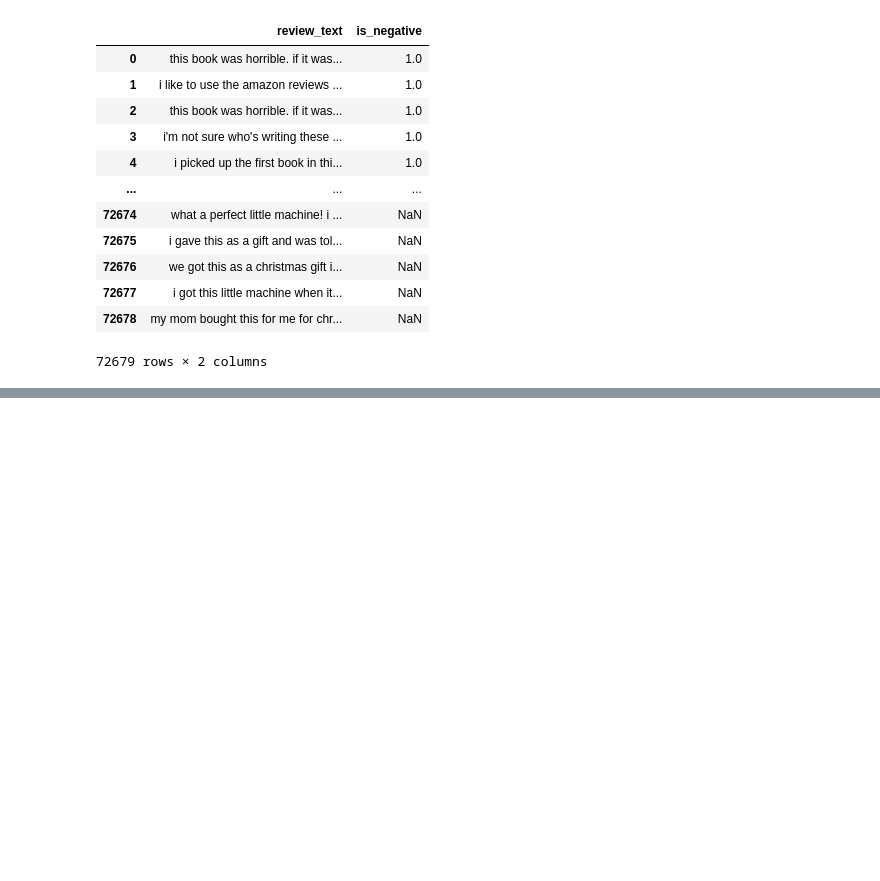
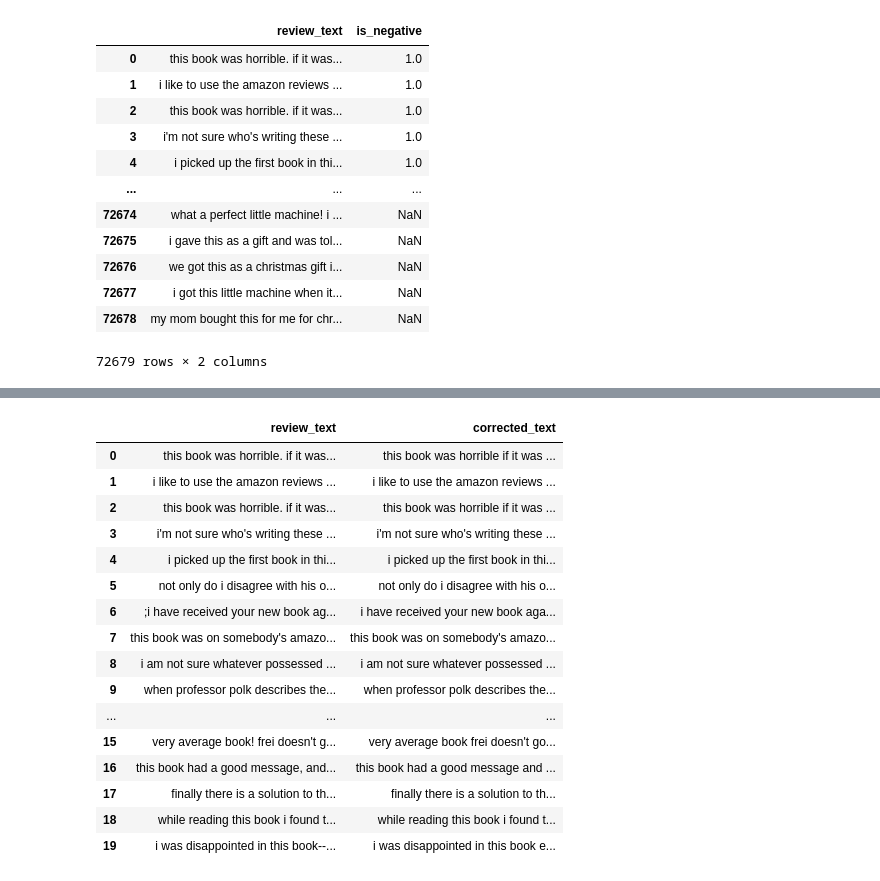
Before and after one commit to darlynvailatti/sentiment_sense, a Jupyter notebook: model/load_data.ipynb, the cells around one changed output, grey strips where cells are left out. Drawn from its saved outputs; the diff is of its cells as text; code cells hidden in the pictures; blank space fills up the shorter version.

```diff
--- a/model/load_data.ipynb
+++ b/model/load_data.ipynb
@@ -207,3 +208,35 @@ df_transformed[['review_text', 'is_negative']]
 | 72677 | i got this little machine when it... | NaN |
 | 72678 | my mom bought this for me for chr... | NaN |
 72679 rows × 2 columns
+# %%
+df_transformed = df_transformed.dropna()
+# %%
+""" Spell correction """
+
+import pkg_resources
+from symspellpy.symspellpy import SymSpell
+
+# Initialize SymSpell
+sym_spell = SymSpell(max_dictionary_edit_distance=2, prefix_length=7)
+
+dictionary_path = pkg_resources.resource_filename("symspellpy", "frequency_dictionary_en_82_765.txt")
+bigram_path = pkg_resources.resource_filename("symspellpy", "frequency_bigramdictionary_en_243_342.txt")
+
+sym_spell.load_dictionary(dictionary_path, term_index=0, count_index=1)
+sym_spell.load_bigram_dictionary(bigram_path, term_index=0, count_index=2)
+
+_total = len(df_transformed['review_text'])
+_count = 0
+def correct_text(text):
+    global _count
+    # Correct the text using SymSpell
+    corrected_text = sym_spell.lookup_compound(text, max_edit_distance=2)
+
+    _count += 1
+    if _count % 100 == 0 or _count == _total:  # Print progress every 100 iterations or at the end
+        print(f"Progress: {_count} / {_total} ({(_count / _total) * 100:.2f}%)")
+    return corrected_text[0].term if corrected_text else text
+# %%
+# Apply the spell correction function to the 'text' column
+df_transformed['corrected_text'] = df_transformed['review_text'].apply(correct_text)
+df_transformed['corrected_title'] = df_transformed['title'].apply(correct_text)
@@ -210,2 +261,25 @@ df_transformed[['review_text', 'is_negative']]
 # %%
-df_transformed[['review_text', 'is_negative']].to_csv('reviews.csv', index=False)
+df_transformed['text'] = df_transformed['corrected_text']
+df_transformed['title'] = df_transformed['corrected_title']
+
+df_transformed[['title', 'text', 'is_negative']].to_csv('reviews.csv', index=False)
+# %%
+df_transformed[['review_text', 'corrected_text']].head(20)
+# %% [output]
+|  | review_text | corrected_text |
+| 0 | this book was horrible. if it was... | this book was horrible if it was ... |
+| 1 | i like to use the amazon reviews ... | i like to use the amazon reviews ... |
+| 2 | this book was horrible. if it was... | this book was horrible if it was ... |
+| 3 | i'm not sure who's writing these ... | i'm not sure who's writing these ... |
+| 4 | i picked up the first book in thi... | i picked up the first book in thi... |
+| 5 | not only do i disagree with his o... | not only do i disagree with his o... |
+| 6 | ;i have received your new book ag... | i have received your new book aga... |
+| 7 | this book was on somebody's amazo... | this book was on somebody's amazo... |
+| 8 | i am not sure whatever possessed ... | i am not sure whatever possessed ... |
+| 9 | when professor polk describes the... | when professor polk describes the... |
+| ... | ... | ... |
+| 15 | very average book! frei doesn't g... | very average book frei doesn't go... |
+| 16 | this book had a good message, and... | this book had a good message and ... |
+| 17 | finally there is a solution to th... | finally there is a solution to th... |
+| 18 | while reading this book i found t... | while reading this book i found t... |
+| 19 | i was disappointed in this book--... | i was disappointed in this book e... |
```
Also changed, not shown: parts of 2 cells of this notebook, 33 other files.
